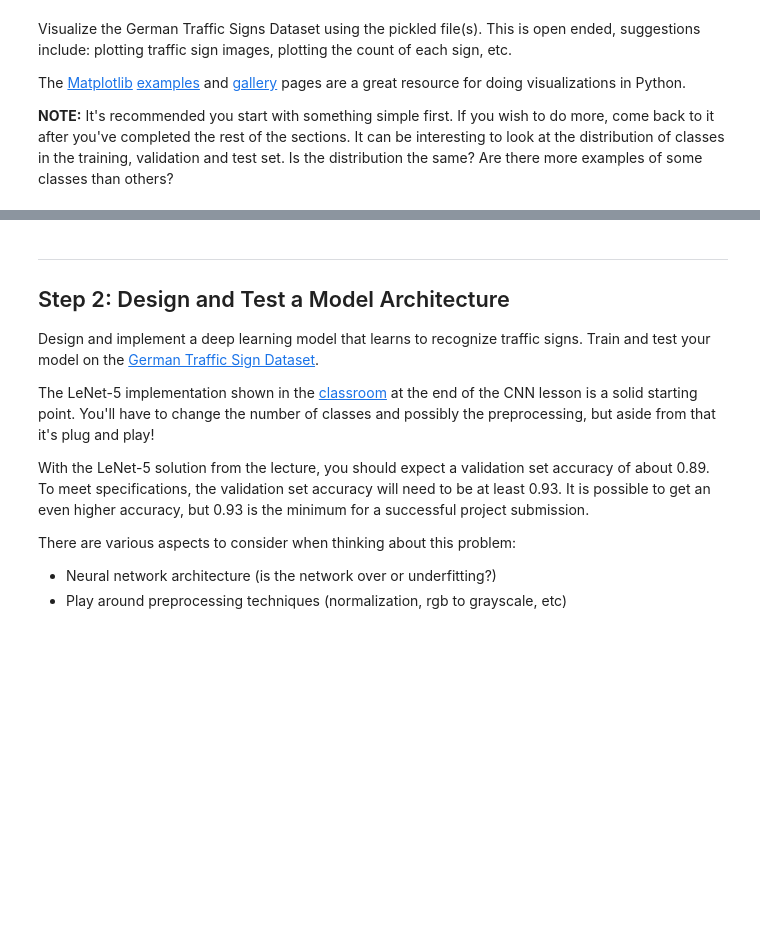
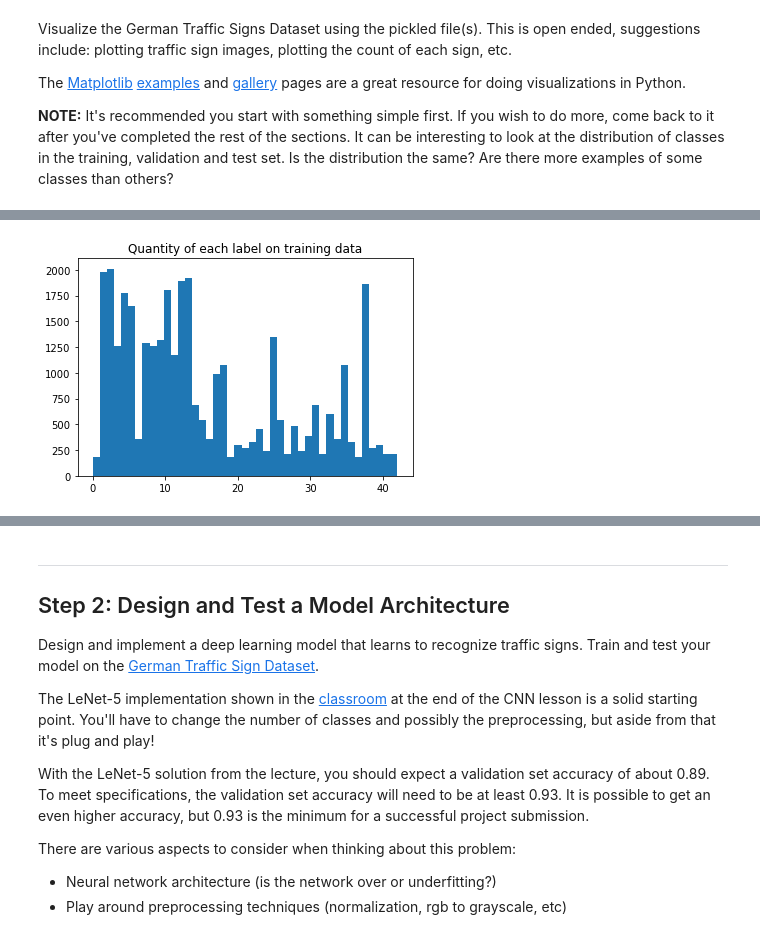
Before and after one commit to JulioZanotto/CarND_TrafficSignCLassifier_P3, a Jupyter notebook: Traffic_Sign_Classifier.ipynb, the cells around one changed output, grey strips where cells are left out. Cells and saved outputs as stored; diff of their text form; code cells hidden in the pictures; blank space fills up the shorter version.

```diff
--- a/Traffic_Sign_Classifier.ipynb
+++ b/Traffic_Sign_Classifier.ipynb
@@ -93,0 +143,7 @@ import matplotlib.pyplot as plt
+# %%
+# Check if the training dataset is balanced
+plt.hist(y_train, bins=43)
+plt.title('Quantity of each label on training data')
+plt.show()
+# %% [output]
+[figure, added]
```
Also changed, not shown: parts of 39 cells of this notebook, 16 other files.
